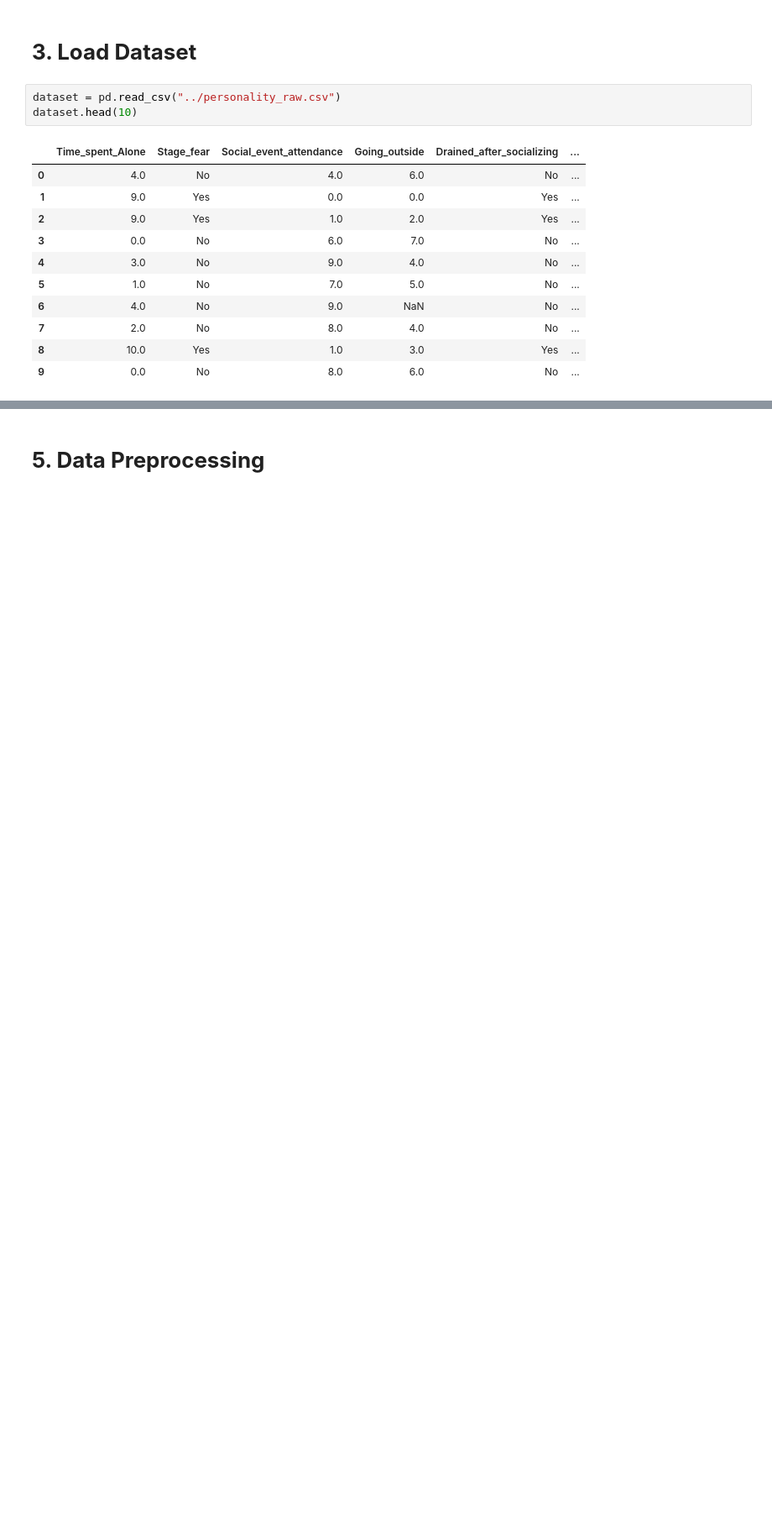
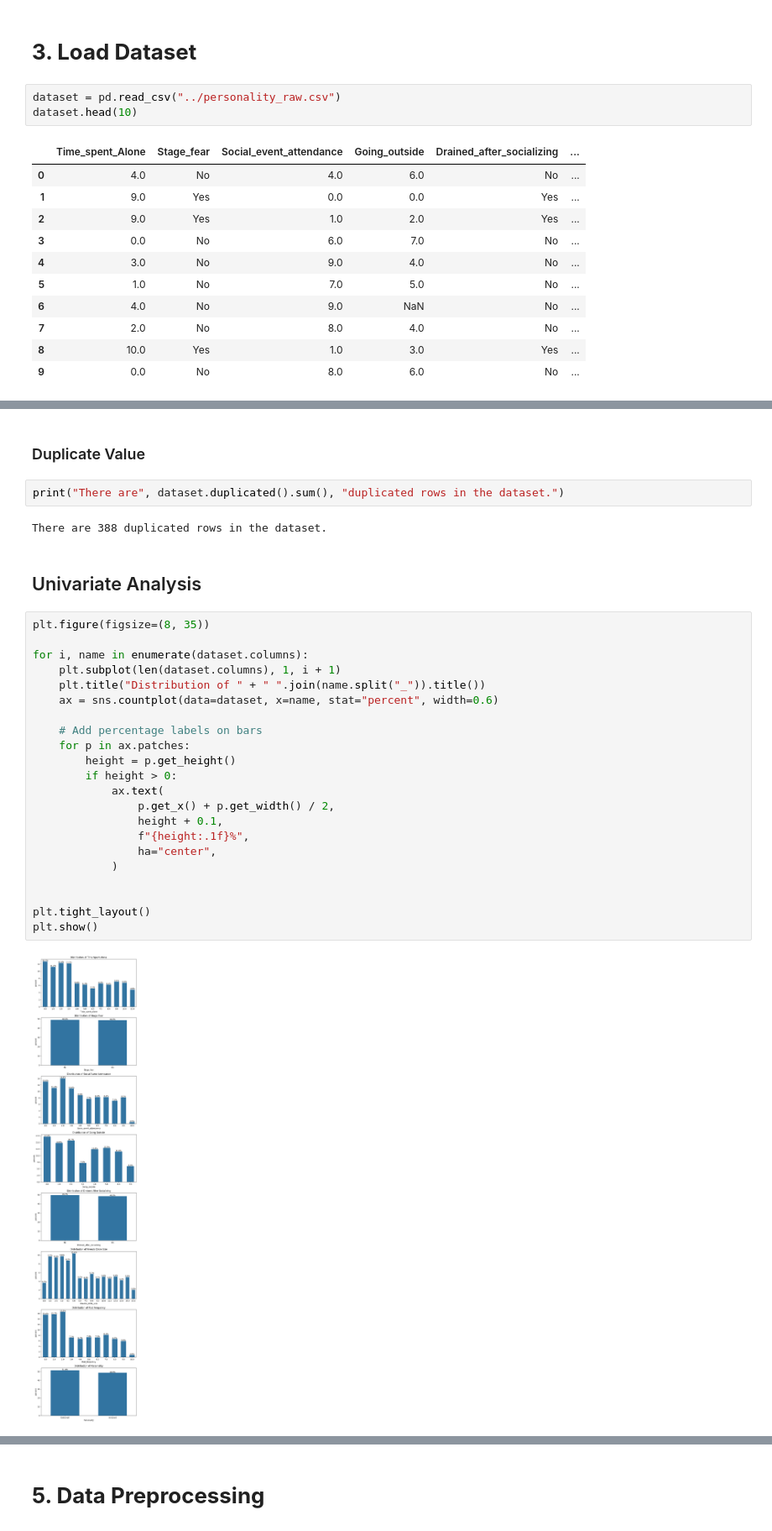
Before and after one commit to LightDani/Eksperimen_SML_Dwi-Cahya-Nur-Faizi, a Jupyter notebook: preprocessing/Eksperimen_Dwi-Cahya_Nur-Faizi.ipynb, the cells around one changed output, grey strips where cells are left out. Shown at 84% size. Drawn from its saved outputs; the diff is of its cells as text; blank space fills up the shorter version.

```diff
--- a/preprocessing/Eksperimen_Dwi-Cahya_Nur-Faizi.ipynb
+++ b/preprocessing/Eksperimen_Dwi-Cahya_Nur-Faizi.ipynb
@@ -54,0 +107,32 @@ Tujuan dari EDA adalah untuk memperoleh wawasan awal yang mendalam mengenai data
+# %% [markdown]
+### Duplicate Value
+# %%
+print("There are", dataset.duplicated().sum(), "duplicated rows in the dataset.")
+# %% [output]
+There are 388 duplicated rows in the dataset.
+# %% [markdown]
+## Univariate Analysis
+# %%
+plt.figure(figsize=(8, 35))
+
+for i, name in enumerate(dataset.columns):
+    plt.subplot(len(dataset.columns), 1, i + 1)
+    plt.title("Distribution of " + " ".join(name.split("_")).title())
+    ax = sns.countplot(data=dataset, x=name, stat="percent", width=0.6)
+
+    # Add percentage labels on bars
+    for p in ax.patches:
+        height = p.get_height()
+        if height > 0:
+            ax.text(
+                p.get_x() + p.get_width() / 2,
+                height + 0.1,
+                f"{height:.1f}%",
+                ha="center",
+            )
+
+
+plt.tight_layout()
+plt.show()
+# %% [output]
+[figure, added]
```
Also changed, not shown: parts of 25 cells of this notebook, 1 other file.
